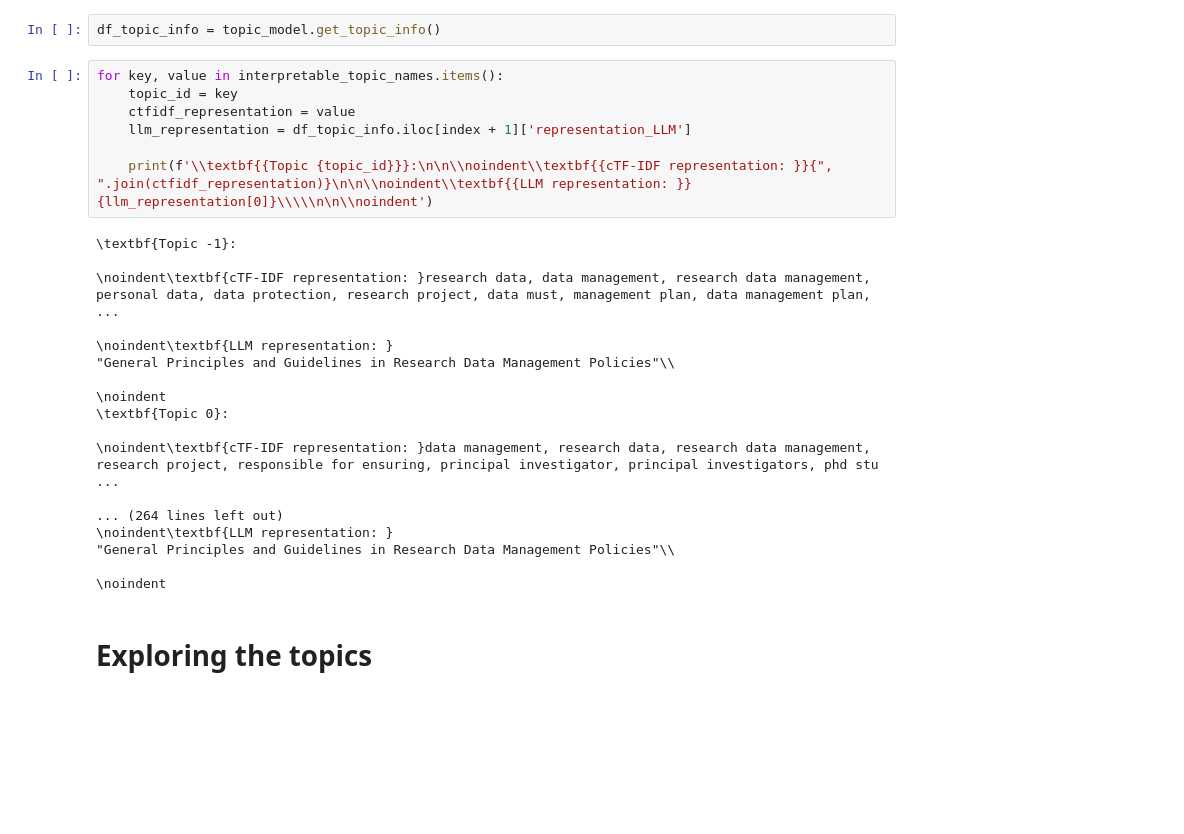
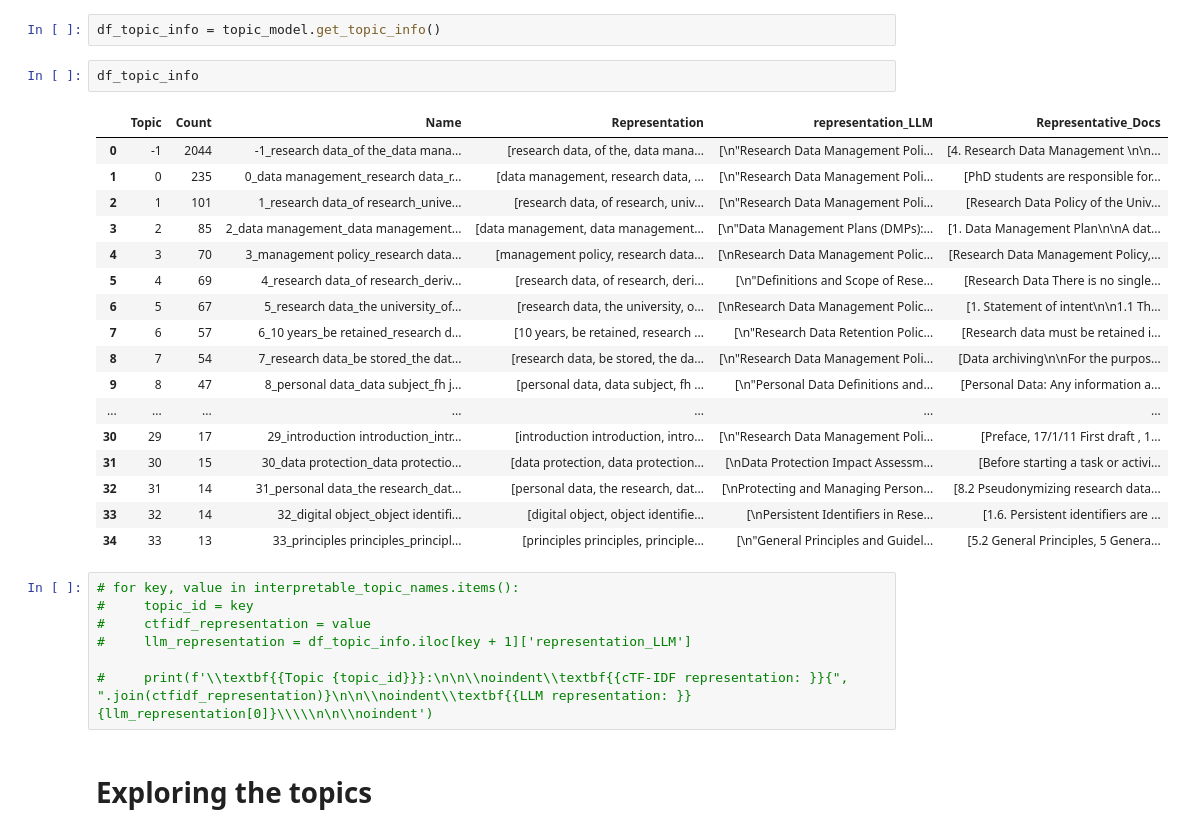
Before and after one commit to jonasybei/uncovering-rdm-policies-through-topic-modeling, a Jupyter notebook: notebooks/model_results/bertopic_optimized_harmonic_mean.ipynb, the cells around one changed output. Cells and saved outputs as stored; diff of their text form; blank space fills up the shorter version.

```diff
--- a/notebooks/final_models/bertopic_optimized_harmonic_mean.ipynb
+++ b/notebooks/model_results/bertopic_optimized_harmonic_mean.ipynb
@@ -264,31 +264,33 @@ for key, value in interpretable_topic_names.items():
         assert len(value) == 25, f'Topic {key} has {len(value)} topics, rather than {n}.'
 # %%
 df_topic_info = topic_model.get_topic_info()
+# %%
+df_topic_info
+# %% [output]
+|  | Topic | Count | Name | Representation | representation_LLM | Representative_Docs |
+| 0 | -1 | 2044 | -1_research data_of the_data mana... | [research data, of the, data mana... | [\n"Research Data Management Poli... | [4. Research Data Management \n\n... |
+| 1 | 0 | 235 | 0_data management_research data_r... | [data management, research data, ... | [\n"Research Data Management Poli... | [PhD students are responsible for... |
+| 2 | 1 | 101 | 1_research data_of research_unive... | [research data, of research, univ... | [\n"Research Data Management Poli... | [Research Data Policy of the Univ... |
+| 3 | 2 | 85 | 2_data management_data management... | [data management, data management... | [\n"Data Management Plans (DMPs):... | [1. Data Management Plan\n\nA dat... |
+| 4 | 3 | 70 | 3_management policy_research data... | [management policy, research data... | [\nResearch Data Management Polic... | [Research Data Management Policy,... |
+| 5 | 4 | 69 | 4_research data_of research_deriv... | [research data, of research, deri... | [\n"Definitions and Scope of Rese... | [Research Data There is no single... |
+| 6 | 5 | 67 | 5_research data_the university_of... | [research data, the university, o... | [\nResearch Data Management Polic... | [1. Statement of intent\n\n1.1 Th... |
+| 7 | 6 | 57 | 6_10 years_be retained_research d... | [10 years, be retained, research ... | [\n"Research Data Retention Polic... | [Research data must be retained i... |
+| 8 | 7 | 54 | 7_research data_be stored_the dat... | [research data, be stored, the da... | [\n"Research Data Management Poli... | [Data archiving\n\nFor the purpos... |
+| 9 | 8 | 47 | 8_personal data_data subject_fh j... | [personal data, data subject, fh ... | [\n"Personal Data Definitions and... | [Personal Data: Any information a... |
+| ... | ... | ... | ... | ... | ... | ... |
+| 30 | 29 | 17 | 29_introduction introduction_intr... | [introduction introduction, intro... | [\n"Research Data Management Poli... | [Preface, 17/1/11 First draft , 1... |
+| 31 | 30 | 15 | 30_data protection_data protectio... | [data protection, data protection... | [\nData Protection Impact Assessm... | [Before starting a task or activi... |
+| 32 | 31 | 14 | 31_personal data_the research_dat... | [personal data, the research, dat... | [\nProtecting and Managing Person... | [8.2 Pseudonymizing research data... |
+| 33 | 32 | 14 | 32_digital object_object identifi... | [digital object, object identifie... | [\nPersistent Identifiers in Rese... | [1.6. Persistent identifiers are ... |
+| 34 | 33 | 13 | 33_principles principles_principl... | [principles principles, principle... | [\n"General Principles and Guidel... | [5.2 General Principles, 5 Genera... |
 # %%
-for key, value in interpretable_topic_names.items():
-    topic_id = key
-    ctfidf_representation = value
-    llm_representation = df_topic_info.iloc[index + 1]['representation_LLM']
+# for key, value in interpretable_topic_names.items():
+#     topic_id = key
+#     ctfidf_representation = value
+#     llm_representation = df_topic_info.iloc[key + 1]['representation_LLM']
 
-    print(f'\\textbf{{Topic {topic_id}}}:\n\n\\noindent\\textbf{{cTF-IDF representation: }}{", ".join(ctfidf_representation)}\n\n\\noindent\\textbf{{LLM representation: }}{llm_representation[0]}\\\\\n\n\\noindent')
+#     print(f'\\textbf{{Topic {topic_id}}}:\n\n\\noindent\\textbf{{cTF-IDF representation: }}{", ".join(ctfidf_representation)}\n\n\\noindent\\textbf{{LLM representation: }}{llm_representation[0]}\\\\\n\n\\noindent')
-# %% [output]
-\textbf{Topic -1}:
-
-\noindent\textbf{cTF-IDF representation: }research data, data management, research data management, personal data, data protection, research project, data must, management plan, data management plan,  ...
-
-\noindent\textbf{LLM representation: }
-"General Principles and Guidelines in Research Data Management Policies"\\
-
-\noindent
-\textbf{Topic 0}:
-
-\noindent\textbf{cTF-IDF representation: }data management, research data, research data management, research project, responsible for ensuring, principal investigator, principal investigators, phd stu ...
-
-... (264 lines left out)
-\noindent\textbf{LLM representation: }
-"General Principles and Guidelines in Research Data Management Policies"\\
-
-\noindent
 # %% [markdown]
 # Exploring the topics
 # %%
```
Also changed, not shown: parts of 8 cells of this notebook, 14 other files.
